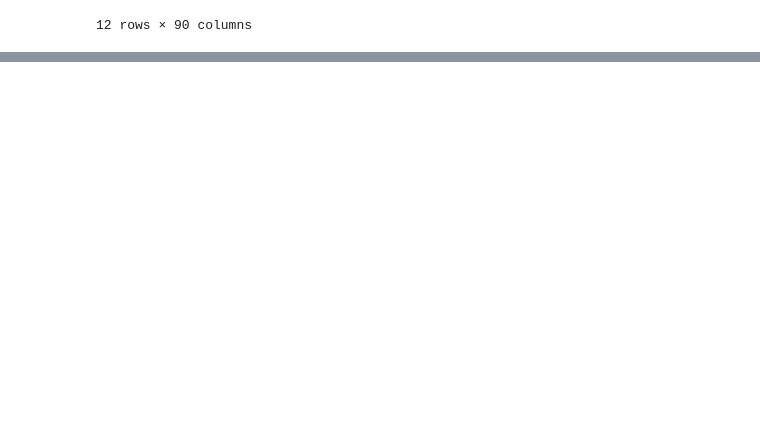
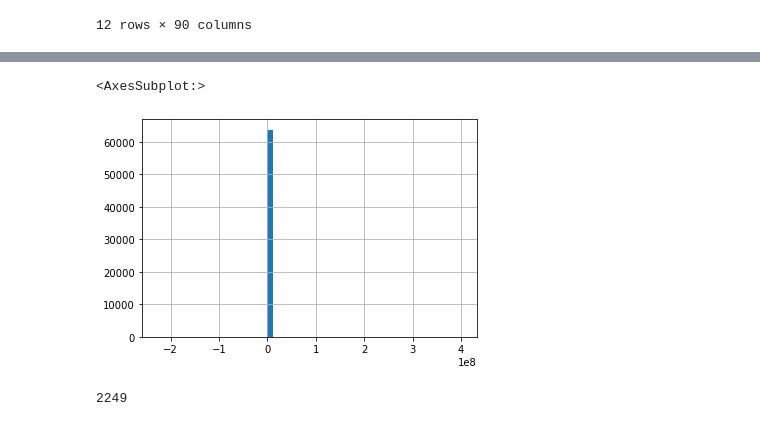
Before and after one commit to oldhiltonian/nyse-ml, a Jupyter notebook: nyse_ml/1_initial.ipynb, the cells around one changed output, grey strips where cells are left out. Cells and saved outputs as stored; diff of their text form; code cells hidden in the pictures; blank space fills up the shorter version.

```diff
--- a/nyse_ml/1_initial.ipynb
+++ b/nyse_ml/1_initial.ipynb
@@ -403,0 +413,9 @@ missing
+# %%
+dropped_df.PE_avg.hist(bins=50)
+# %% [output]
+<AxesSubplot:>
+[figure, added]
+# %%
+sum(dropped_df.PE_avg > 300)
+# %% [output]
+2249
```
Also changed, not shown: parts of 12 cells of this notebook.
